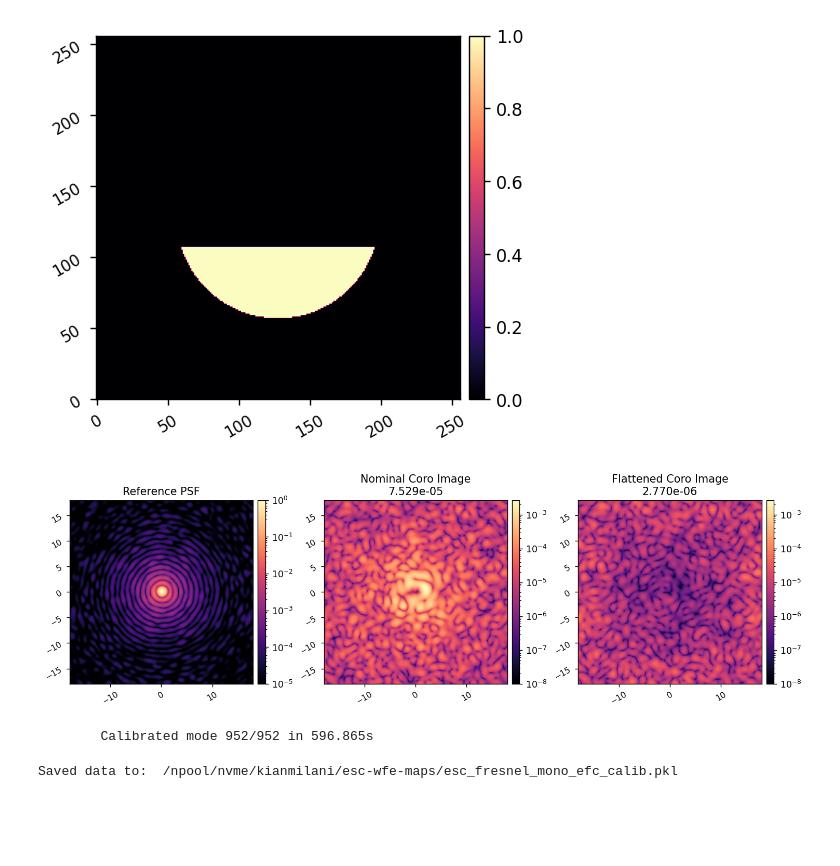
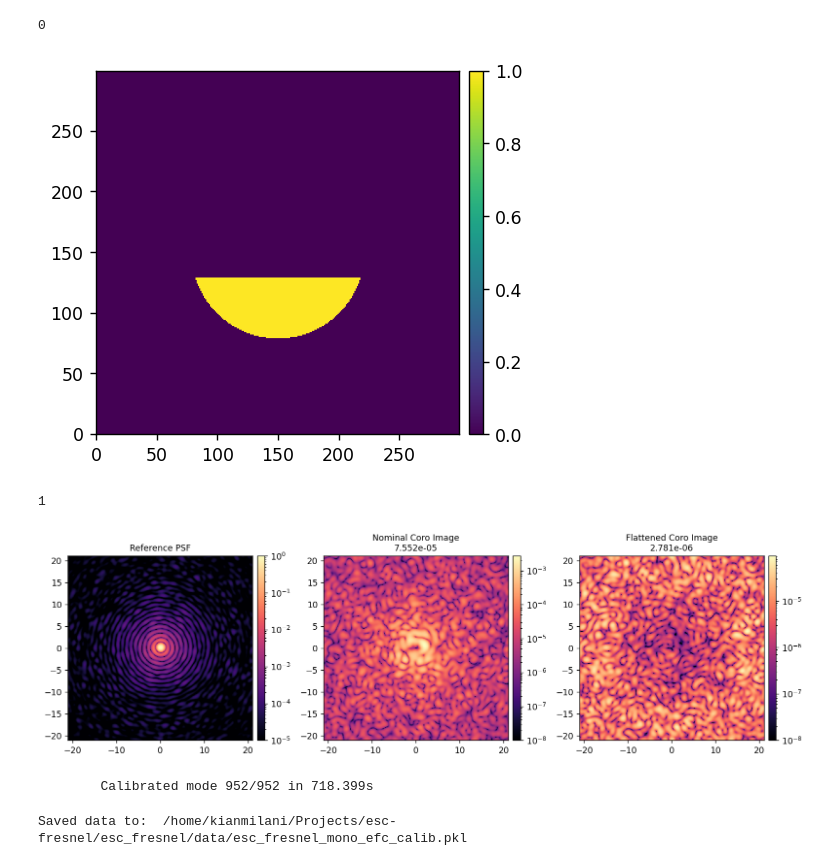
Before and after one commit to kian1377/esc-fresnel, a Jupyter notebook: notebooks/esc_fresnel_efc.ipynb, the cells around one changed output. Drawn from its saved outputs; the diff is of its cells as text; code cells hidden in the pictures; blank space fills up the shorter version.

```diff
--- a/notebooks/esc_fresnel_efc.ipynb
+++ b/notebooks/esc_fresnel_efc.ipynb
@@ -2,6 +2,7 @@
 import numpy as np
 import matplotlib.pyplot as plt
 from matplotlib.patches import Circle
+from matplotlib.colors import LogNorm, Normalize, CenteredNorm
 import astropy.units as u
 from astropy.io import fits
 from pathlib import Path
@@ -22,17 +23,17 @@ poppy_log.disabled = True
 import esc_fresnel
 import esc_fresnel.utils as utils
 from esc_fresnel.math_module import xp, xcipy, ensure_np_array
-from esc_fresnel.imshows import imshow1, imshow2, imshow3
+from esc_fresnel.imshows import imshow1, imshow2, imshow3, imshow
 import esc_fresnel.esc_fresnel as esc
 import esc_fresnel.dm as dm
 import esc_fresnel.esc_optics as esc_optics
 
 import esc_fresnel.efc as efc
 
-dm_flat = utils.load_fits('../data/esc_fresnel_dm_flat.fits')
+dm_flat = utils.load_fits(esc_fresnel.path/'dm-commands/esc_fresnel_dm_flat.fits')
 # %%
-amp_dir = '/npool/nvme/kianmilani/esc-wfe-maps/reflectivity_maps_2024_09_15/'
-opd_dir = '/npool/nvme/kianmilani/esc-wfe-maps/6nm_surfPSD/'
+amp_dir = '/home/kianmilani/Projects/esc-fresnel/esc_fresnel/wfe-maps/reflectivity_maps_2024_09_15/'
+opd_dir = '/home/kianmilani/Projects/esc-fresnel/esc_fresnel/wfe-maps/6nm_surfPSD/'
 
 wfe_optic = 12
 
@@ -75,50 +76,53 @@ for optic in opd_rms_vals.keys():
 # %%
 reload(esc)
 M = esc.single(
     dm_ref=dm_flat,
 )
 M.wfes = wfes
-M.npsf = 256
+M.npsf = 300
 
 M.use_vortex = False
 ref_psf = M.snap()
 M.Imax_ref = xp.max(ref_psf)
 
 M.use_vortex = True
 M.zero_dm()
 coro_im_0 = M.snap()
 
 M.reset_dm()
 coro_im_flat = M.snap()
 
+iwa = 3
+owa = 10
 coro_mask = utils.create_annular_focal_plane_mask(
     M.npsf,
-    M.psf_pixelscale_lamD,
-    irad=3,
-    orad=10,
-    edge=3,
+    M.camsci_pxscl_lamDc,
+    irad=iwa,
+    orad=owa,
+    edge=iwa,
     rotation=90,
 )
-imshow1(coro_mask)
+imshow([coro_mask])
 
 contrast_0 = utils.mean(coro_im_0, coro_mask)
 contrast_flat = utils.mean(coro_im_flat, coro_mask)
 
-imshow3(
-    ref_psf/M.Imax_ref, coro_im_0, coro_im_flat,
-    # ref_psf/M.Imax_ref, coro_im_0*coro_mask, coro_im_flat*coro_mask,
-    f'Reference PSF',
-    f'Nominal Coro Image\n{contrast_0:.3e}',
-    f'Flattened Coro Image\n{contrast_flat:.3e}',
-    lognorm=1,
-    pxscl=M.psf_pixelscale_lamD,
-    vmin1=1e-5,
-    vmin2=1e-8, vmax2=np.max(coro_im_0),
-    vmin3=1e-8, vmax3=np.max(coro_im_0),
+imshow(
+    [ref_psf/M.Imax_ref, coro_im_0, coro_im_flat],
+    # [ref_psf/M.Imax_ref, coro_im_0*coro_mask, coro_im_flat*coro_mask],
+    titles=[f'Reference PSF',
+            f'Nominal Coro Image\n{contrast_0:.3e}',
+            f'Flattened Coro Image\n{contrast_flat:.3e}',],
+    norms=[LogNorm(vmin=1e-5), LogNorm(vmin=1e-8), LogNorm(vmin=1e-8)],
+    pxscls=[M.camsci_pxscl_lamDc]*3,
+    cmaps=['magma']*3,
+    wspace=0.3,
 )
 # %% [output]
+0
-[figure, old version]
+[figure, new version]
+1
-[figure, old version]
+[figure, new version]
 # %%
 reload(efc)
 
@@ -129,16 +133,15 @@ jac = efc.compute_jacobian(
     plot=True,
 )
 # %% [output]
-        Calibrated mode 952/952 in 596.865s
+        Calibrated mode 952/952 in 718.399s
 # %%
 calib_data = {
     'jacobian':jac,
 }
 
-# utils.save_pickle('../data/esc_fresnel_mono_iefc_calib.pkl', calib_data)
-utils.save_pickle('/npool/nvme/kianmilani/esc-wfe-maps/esc_fresnel_mono_efc_calib.pkl', calib_data)
+utils.save_pickle(esc_fresnel.path/'data/esc_fresnel_mono_efc_calib.pkl', calib_data)
 # %% [output]
-Saved data to:  /npool/nvme/kianmilani/esc-wfe-maps/esc_fresnel_mono_efc_calib.pkl
+Saved data to:  /home/kianmilani/Projects/esc-fresnel/esc_fresnel/data/esc_fresnel_mono_efc_calib.pkl
 # %%
 reload(utils)
 cm20 = utils.beta_reg(jac, -2)
```
Also changed, not shown: parts of 5 cells of this notebook, 4 other files.
